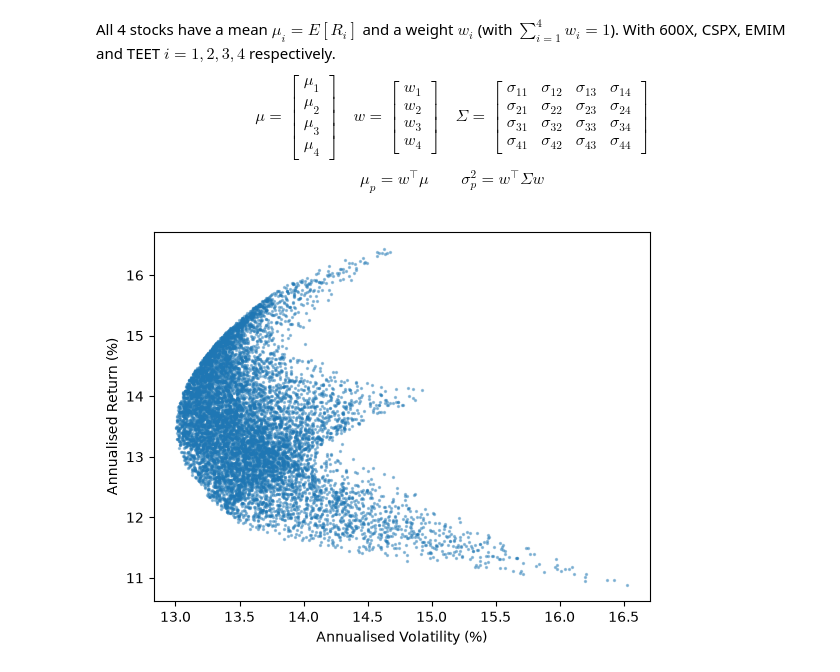
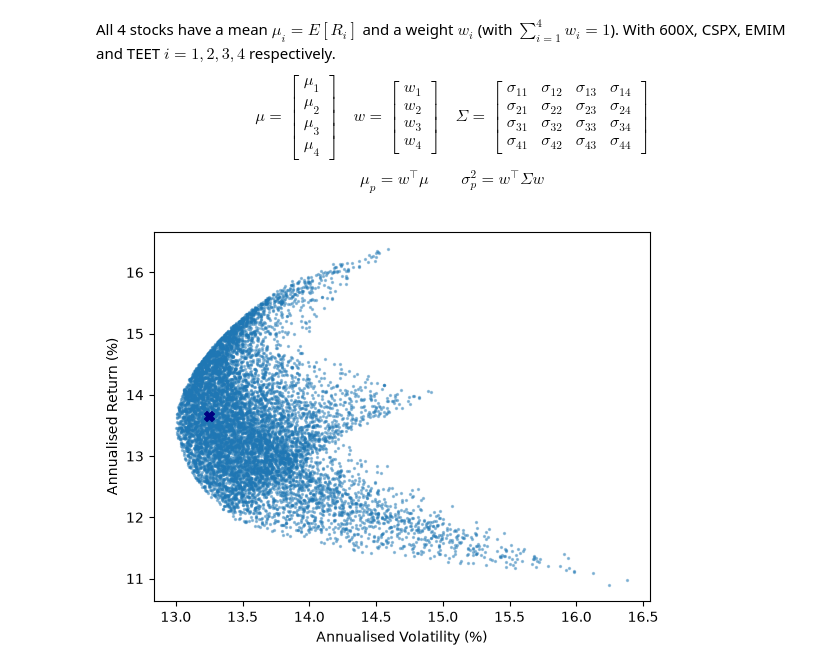
Before and after one commit to ThijsvdLeemkolk/quant-finance, a Jupyter notebook: notebooks/00_efficient_frontier.ipynb, the cells around one changed output. Drawn from its saved outputs; the diff is of its cells as text; code cells hidden in the pictures.

Commit message:
Add own portfolio

```diff
--- a/notebooks/00_efficient_frontier.ipynb
+++ b/notebooks/00_efficient_frontier.ipynb
@@ -43,13 +43,18 @@ $$ \mu_p = w^\top \mu \qquad  \sigma_p^2 = w^\top \Sigma w$$
 # %%
 random_weights = np.random.dirichlet(np.ones(4), size=10000).T # Dirichlet distribution to ensure weights sum to 1, while being random.
 
 portfolio_returns = random_weights.T @ mean_returns
 portfolio_variance = np.diag(random_weights.T @ cov_matrix @ random_weights) # Since the variance is the diagonal.
 portfolio_volatility = np.sqrt(portfolio_variance)
 
+own_weights = np.array([0.18, 0.29, 0.26, 0.27])
+own_return = own_weights.T @ mean_returns
+own_volatility = np.sqrt(own_weights.T @ cov_matrix @ own_weights)
+
 plt.scatter(portfolio_volatility * 100, portfolio_returns * 100, s=2, alpha=0.4)
+plt.scatter(own_volatility * 100, own_return * 100, s=50, c='navy', marker='X', label='Own Portfolio')
 plt.xlabel('Annualised Volatility (%)')
 plt.ylabel('Annualised Return (%)')
 plt.show()
 # %% [output]
-[figure, old version]
+[figure, new version]
```
